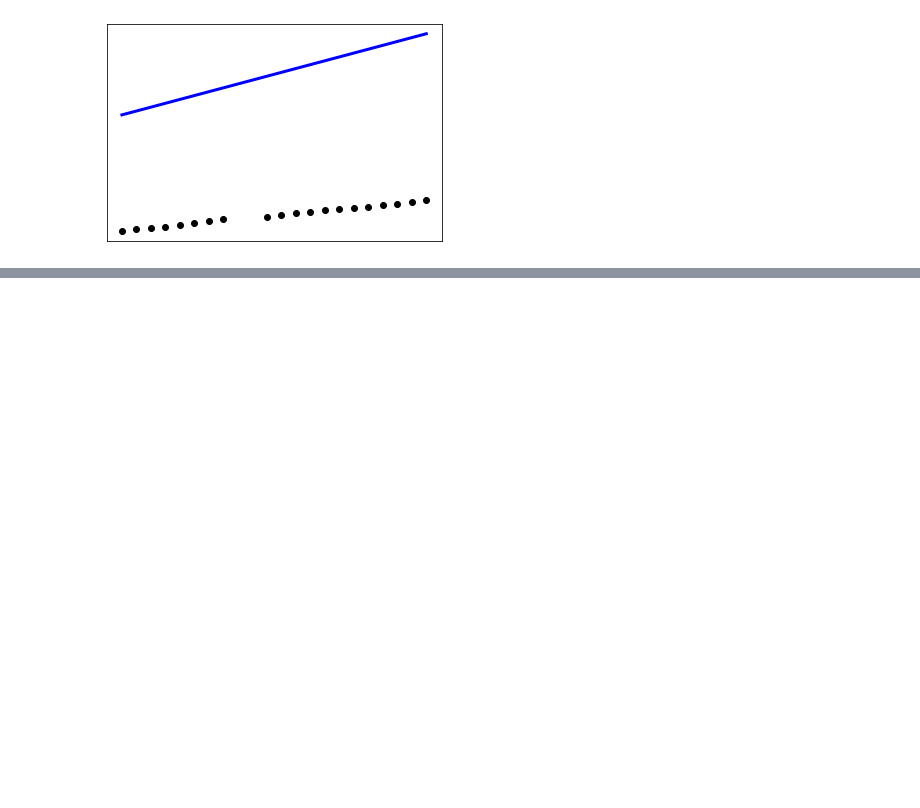
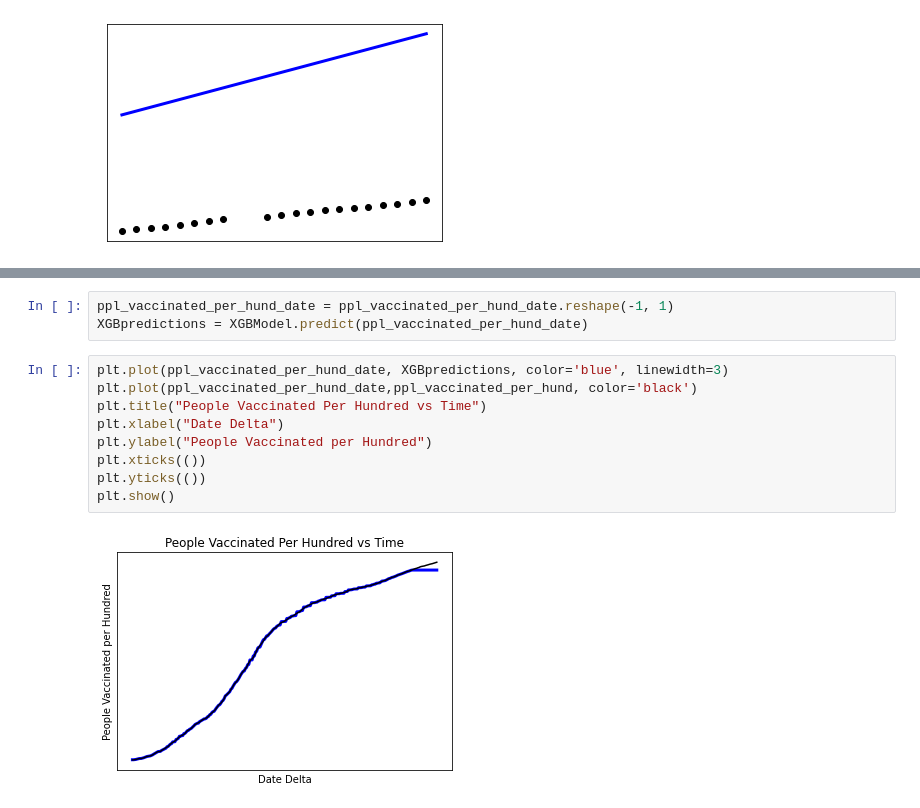
Before and after one commit to kashyab12/Vaccine-Distribution, a Jupyter notebook: VaccineDistribution.ipynb, the cells around one changed output, grey strips where cells are left out. Drawn from its saved outputs; the diff is of its cells as text; blank space fills up the shorter version.

```diff
--- a/VaccineDistribution.ipynb
+++ b/VaccineDistribution.ipynb
@@ -197,0 +256,14 @@ plt.show()
+# %%
+ppl_vaccinated_per_hund_date = ppl_vaccinated_per_hund_date.reshape(-1, 1)
+XGBpredictions = XGBModel.predict(ppl_vaccinated_per_hund_date)
+# %%
+plt.plot(ppl_vaccinated_per_hund_date, XGBpredictions, color='blue', linewidth=3)
+plt.plot(ppl_vaccinated_per_hund_date,ppl_vaccinated_per_hund, color='black')
+plt.title("People Vaccinated Per Hundred vs Time")
+plt.xlabel("Date Delta")
+plt.ylabel("People Vaccinated per Hundred")
+plt.xticks(())
+plt.yticks(())
+plt.show()
+# %% [output]
+[figure, added]
```
Also changed, not shown: parts of 5 cells of this notebook.
